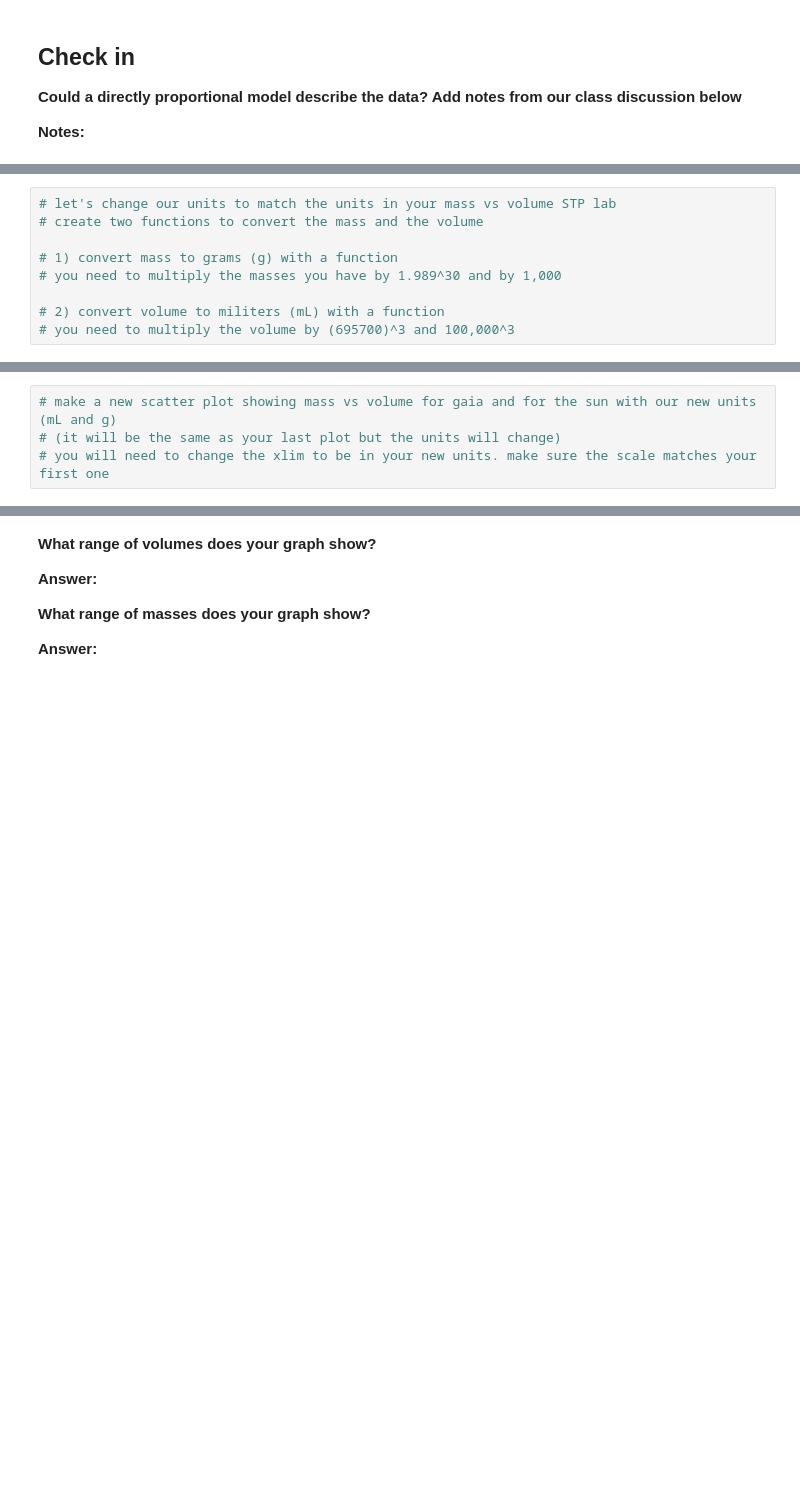
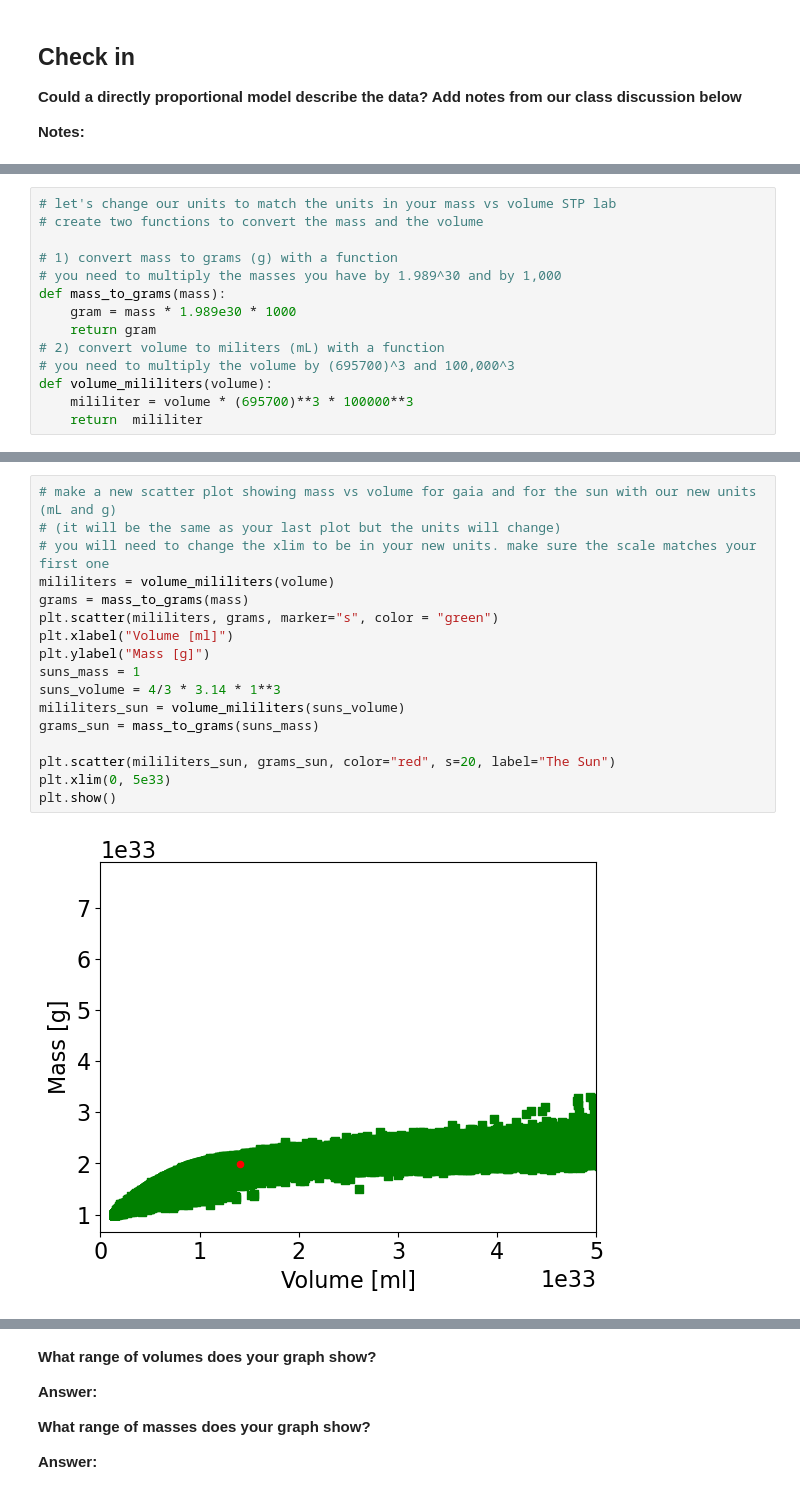
Before and after one commit to idontwantausername94/CFR-2025, a Jupyter notebook: Astro/Blank/1 - Stars Pt2 .ipynb, the cells around one changed output, grey strips where cells are left out. Saved outputs shown, nothing was run; the diff lists cells and outputs as text; blank space fills up the shorter version.

```diff
--- a/Astro/Blank/1 - Stars Pt2 .ipynb
+++ b/Astro/Blank/1 - Stars Pt2 .ipynb
@@ -145,6 +156,11 @@ plt.show()
 
 # 1) convert mass to grams (g) with a function
 # you need to multiply the masses you have by 1.989^30 and by 1,000
-
+def mass_to_grams(mass):
+    gram = mass * 1.989e30 * 1000
+    return gram
 # 2) convert volume to militers (mL) with a function
 # you need to multiply the volume by (695700)^3 and 100,000^3
+def volume_mililiters(volume):
+    mililiter = volume * (695700)**3 * 100000**3
+    return  mililiter
@@ -151,4 +208,19 @@ plt.show()
 # %%
 # make a new scatter plot showing mass vs volume for gaia and for the sun with our new units (mL and g)
 # (it will be the same as your last plot but the units will change)
 # you will need to change the xlim to be in your new units. make sure the scale matches your first one
+mililiters = volume_mililiters(volume)
+grams = mass_to_grams(mass)
+plt.scatter(mililiters, grams, marker="s", color = "green")
+plt.xlabel("Volume [ml]")
+plt.ylabel("Mass [g]")
+suns_mass = 1
+suns_volume = 4/3 * 3.14 * 1**3
+mililiters_sun = volume_mililiters(suns_volume)
+grams_sun = mass_to_grams(suns_mass)
+
+plt.scatter(mililiters_sun, grams_sun, color="red", s=20, label="The Sun")
+plt.xlim(0, 5e33)
+plt.show()
+# %% [output]
+[figure, added]
```
Also changed, not shown: parts of 9 cells of this notebook.
